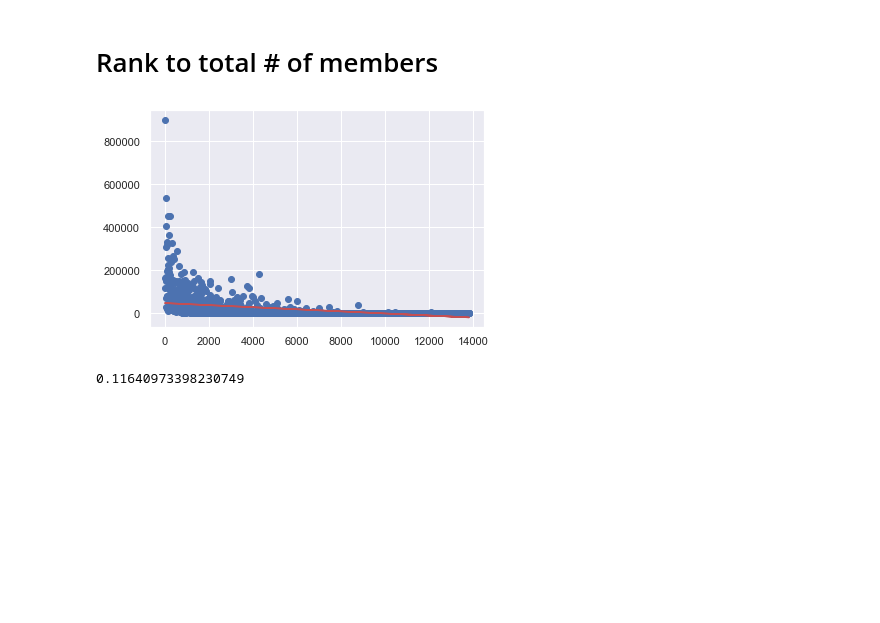
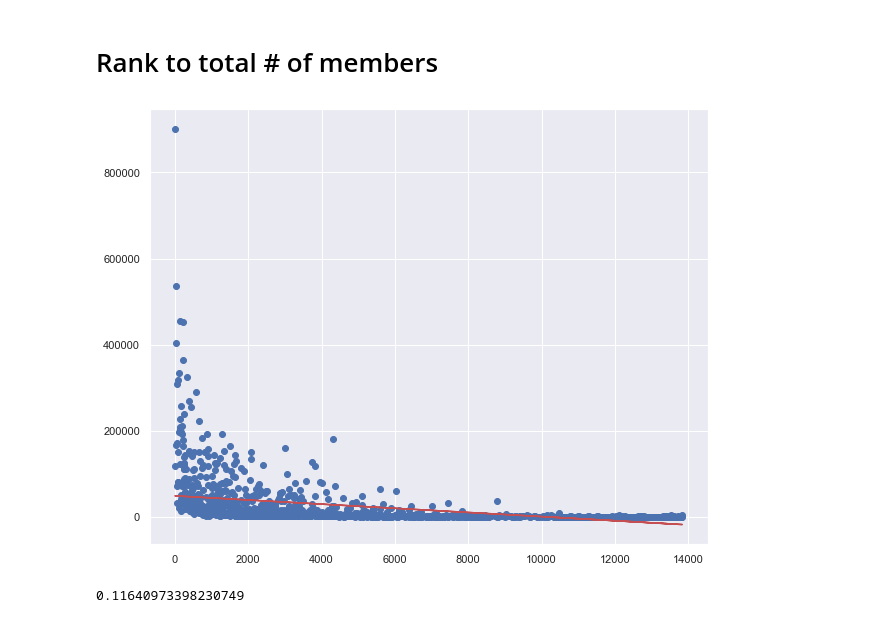
Before and after one commit to sdman135/Anime_Score_Predictor---Project-3, a Jupyter notebook: Sam's Project 3.ipynb, the cells around one changed output. Drawn from its saved outputs; the diff is of its cells as text; code cells hidden in the pictures; blank space fills up the shorter version.

```diff
--- a/Sam's Project 3.ipynb
+++ b/Sam's Project 3.ipynb
@@ -261,19 +269,21 @@ accuracy
 # %%
 number_of_members = data.iloc[:,10]
 
+fig3 = plt.figure(figsize=(10,8))
+ax3 = fig3.add_subplot(111)
 x3 = rank.values.reshape(-1,1)
 y3 = number_of_members.values.reshape(-1,1)
 lr = LinearRegression()
 lr.fit(x3,y3)
 y_pred3 = lr.predict(x3)
 
 plt.scatter(x3,y3)
 plt.plot(x3,y_pred3, color = 'r')
 # plt.xlim(15000,-10)
 # plt.ylim(0,370000)
 plt.show()
 # %% [output]
-[figure, old version]
+[figure, new version]
 # %%
 x3_train, x3_test, y3_train, y3_test = train_test_split(x3,y3,test_size=0.25)
 lr.fit(x3_train,y3_train)
```
Also changed, not shown: parts of 18 cells of this notebook.
